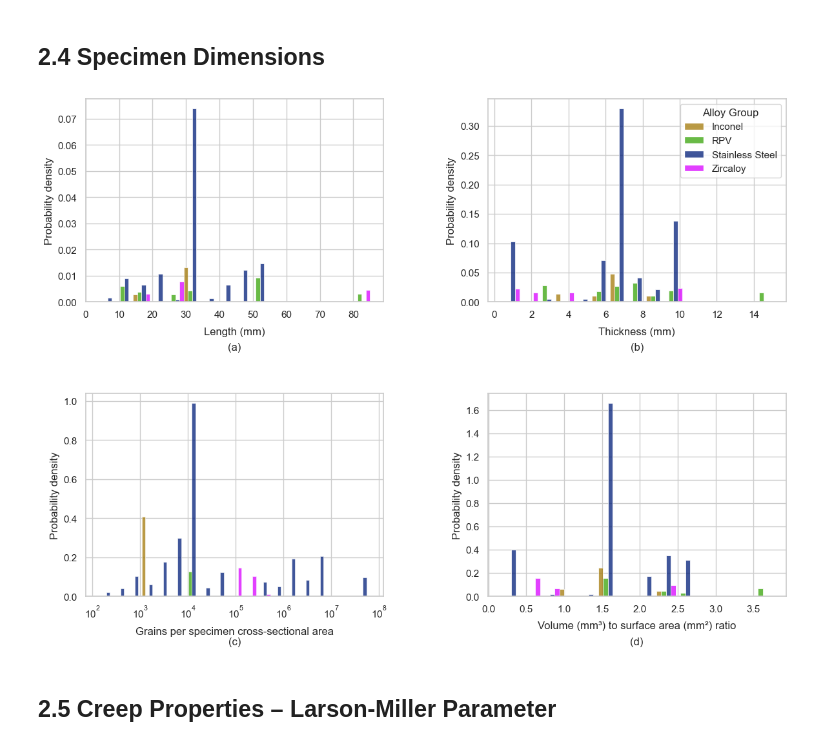
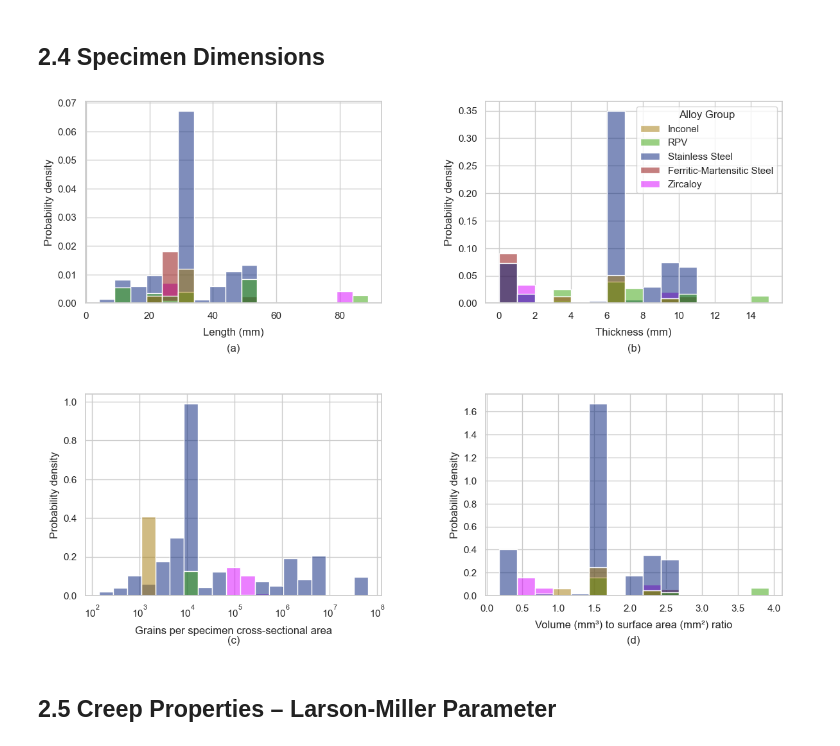
Before and after one commit to avakanski/Dataset-of-Creep-Properties-for-Nuclear-Structural-Materials, a Jupyter notebook: Sample_Code.ipynb, the cells around one changed output. Cells and saved outputs as stored; diff of their text form; code cells hidden in the pictures.

```diff
--- a/Sample_Code.ipynb
+++ b/Sample_Code.ipynb
@@ -300,76 +346,87 @@ plt.show()
 
 def cross_section_area_um2(row):
     shape = row['Specimen Shape']; t = row['Thickness (mm)']; w = row['Width (mm)']
-    if shape == 'Cylindrical':
+    if shape in ('Cylindrical', 'Round bar', '0'):
         return np.pi * (t * 500.0) ** 2 if pd.notna(t) else np.nan
     return t * w * 1e6 if (pd.notna(t) and pd.notna(w)) else np.nan
 
 def vs_ratio(row):
     shape = row['Specimen Shape']; T = row['Thickness (mm)']
     L = row['Length (mm)']; W = row['Width (mm)']
-    if shape == 'Cylindrical':
+    if shape in ('Cylindrical', 'Round bar', '0'):
         return T / 4.0 if pd.notna(T) else np.nan
     if pd.notna(T) and pd.notna(L) and pd.notna(W):
         return (L * T * W) / (2.0 * (L * T + L * W + T * W))
     return np.nan
 
+grain_col = [c for c in df.columns if 'Grain size' in c][0]
 df['A_cross_um2'] = df.apply(cross_section_area_um2, axis=1)
 df['n_grains']    = df['A_cross_um2'] / df[grain_col] ** 2
 df['VS_ratio']    = df.apply(vs_ratio, axis=1)
 
+group_colors = {
+    'Stainless Steel':            '#001D78',
+    'RPV':                        '#37A308',
+    'Inconel':                    '#A37908',
+    'Ferritic-Martensitic Steel': '#8B0000',
+    'Zircaloy':                   '#D900FF',
+}
+hue_order = ['Inconel', 'RPV', 'Stainless Steel', 'Ferritic-Martensitic Steel', 'Zircaloy']
+
 fig6, axes6 = plt.subplots(2, 2, figsize=(14, 10))
 fig6.subplots_adjust(hspace=0.45, wspace=0.35)
 
-# (a) Length
+# (a) Length — FM included
 ax = axes6[0, 0]
 df_len = df[['Alloy Group', 'Length (mm)']].dropna(subset=['Length (mm)'])
 sns.histplot(data=df_len, x='Length (mm)', hue='Alloy Group',
              hue_order=hue_order, palette=group_colors,
-             stat='density', multiple='dodge', binwidth=5,
+             stat='density', multiple='layer', binwidth=5,
              ax=ax, legend=False)
 ax.set_xlabel('Length (mm)', fontsize=12, labelpad=8)
 ax.set_ylabel('Probability density', fontsize=12)
 ax.text(0.5, -0.20, '(a)', transform=ax.transAxes, ha='center', va='top', fontsize=12)
 
-# (b) Thickness — legend here only
+# (b) Thickness — FM included, legend here
 ax = axes6[0, 1]
 df_thk = df[['Alloy Group', 'Thickness (mm)']].dropna(subset=['Thickness (mm)'])
 sns.histplot(data=df_thk, x='Thickness (mm)', hue='Alloy Group',
              hue_order=hue_order, palette=group_colors,
-             stat='density', multiple='dodge', binwidth=1,
+             stat='density', multiple='layer', binwidth=1,
              ax=ax, legend=True)
 ax.set_xlabel('Thickness (mm)', fontsize=12, labelpad=8)
 ax.set_ylabel('Probability density', fontsize=12)
 ax.get_legend().set_title('Alloy Group')
 ax.text(0.5, -0.20, '(b)', transform=ax.transAxes, ha='center', va='top', fontsize=12)
 
-# (c) Grains per cross-sectional area — log scale
+# (c) Grains per cross-sectional area — FM has no data, excluded naturally
 ax = axes6[1, 0]
 df_ng = df.dropna(subset=['n_grains'])
 df_ng = df_ng[df_ng['n_grains'] > 0][['Alloy Group', 'n_grains']]
 sns.histplot(data=df_ng, x='n_grains', hue='Alloy Group',
              hue_order=hue_order, palette=group_colors,
-             stat='density', multiple='dodge', log_scale=True,
+             stat='density', multiple='layer', log_scale=True,
              ax=ax, legend=False)
 ax.set_xlabel('Grains per specimen cross-sectional area', fontsize=12, labelpad=8)
 ax.set_ylabel('Probability density', fontsize=12)
 ax.text(0.5, -0.20, '(c)', transform=ax.transAxes, ha='center', va='top', fontsize=12)
 
-# (d) Volume-to-surface area ratio
+# (d) Volume-to-surface area ratio — FM included, exclude 0 values
 ax = axes6[1, 1]
 df_vs = df[['Alloy Group', 'VS_ratio']].dropna(subset=['VS_ratio'])
+df_vs = df_vs[df_vs['VS_ratio'] > 0]
 sns.histplot(data=df_vs, x='VS_ratio', hue='Alloy Group',
              hue_order=hue_order, palette=group_colors,
-             stat='density', multiple='dodge', binwidth=0.25,
+             stat='density', multiple='layer', binwidth=0.25,
              ax=ax, legend=False)
 ax.set_xlabel('Volume (mm³) to surface area (mm²) ratio', fontsize=12, labelpad=8)
 ax.set_ylabel('Probability density', fontsize=12)
 ax.text(0.5, -0.20, '(d)', transform=ax.transAxes, ha='center', va='top', fontsize=12)
 
 plt.savefig('Figure_6_Specimen_Dimensions.png', dpi=300, bbox_inches='tight')
 plt.show()
 # %% [output]
-[figure, old version]
+[figure, new version]
 # %% [markdown]
 ## 2.5 Creep Properties – Larson-Miller Parameter <a name='2.5-creep-properties'></a>
 # %%
```
Also changed, not shown: parts of 7 cells of this notebook.
